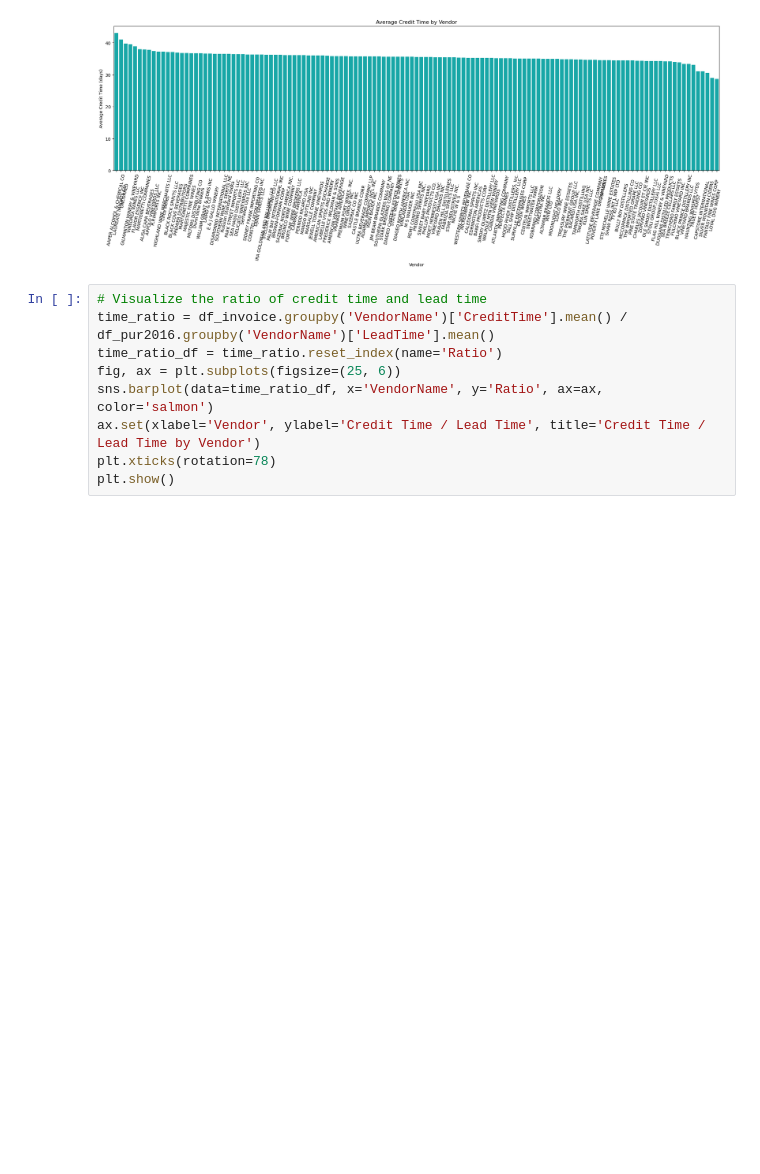
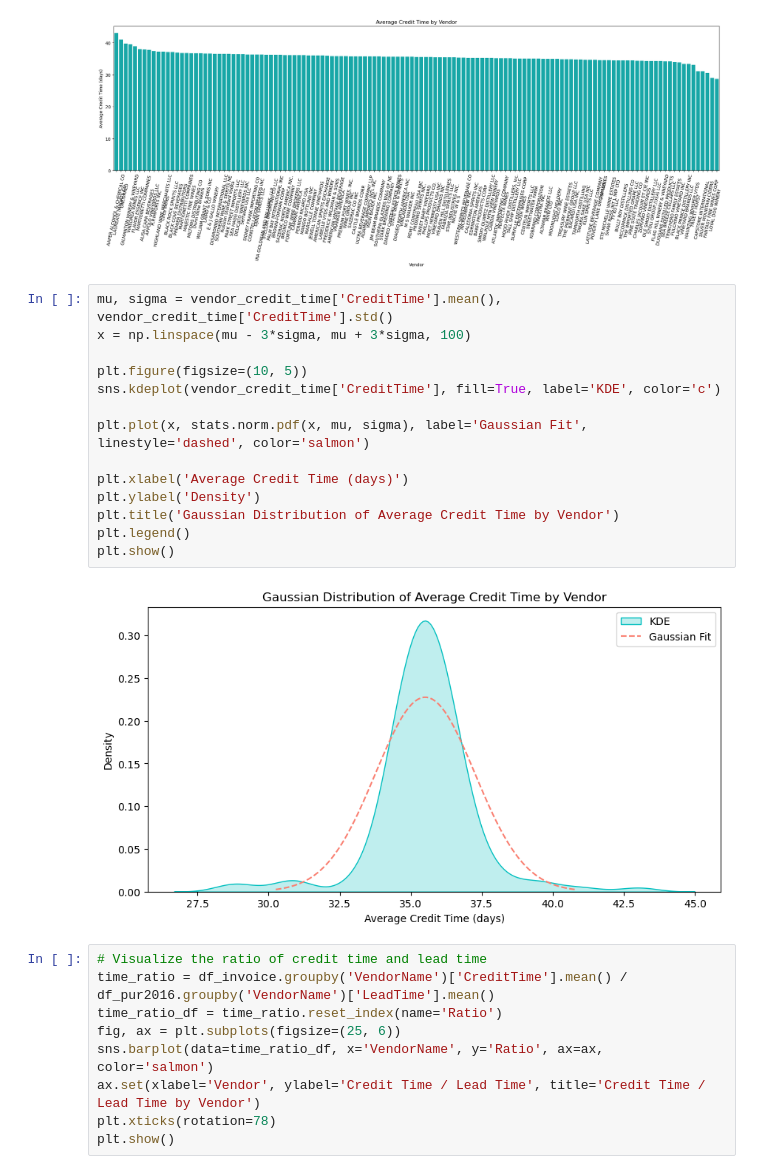
Before and after one commit to Leullque/ece143_group10, a Jupyter notebook: visualization.ipynb, the cells around one changed output. Drawn from its saved outputs; the diff is of its cells as text; blank space fills up the shorter version.

```diff
--- a/visualization.ipynb
+++ b/visualization.ipynb
@@ -471,6 +533,22 @@ plt.xticks(rotation=78)
 plt.show()
 # %% [output]
 [figure]
+# %%
+mu, sigma = vendor_credit_time['CreditTime'].mean(), vendor_credit_time['CreditTime'].std()
+x = np.linspace(mu - 3*sigma, mu + 3*sigma, 100)
+
+plt.figure(figsize=(10, 5))
+sns.kdeplot(vendor_credit_time['CreditTime'], fill=True, label='KDE', color='c')
+
+plt.plot(x, stats.norm.pdf(x, mu, sigma), label='Gaussian Fit', linestyle='dashed', color='salmon')
+
+plt.xlabel('Average Credit Time (days)')
+plt.ylabel('Density')
+plt.title('Gaussian Distribution of Average Credit Time by Vendor')
+plt.legend()
+plt.show()
+# %% [output]
+[figure, added]
 # %%
 # Visualize the ratio of credit time and lead time
 time_ratio = df_invoice.groupby('VendorName')['CreditTime'].mean() / df_pur2016.groupby('VendorName')['LeadTime'].mean()
```
Also changed, not shown: parts of 7 cells of this notebook.
